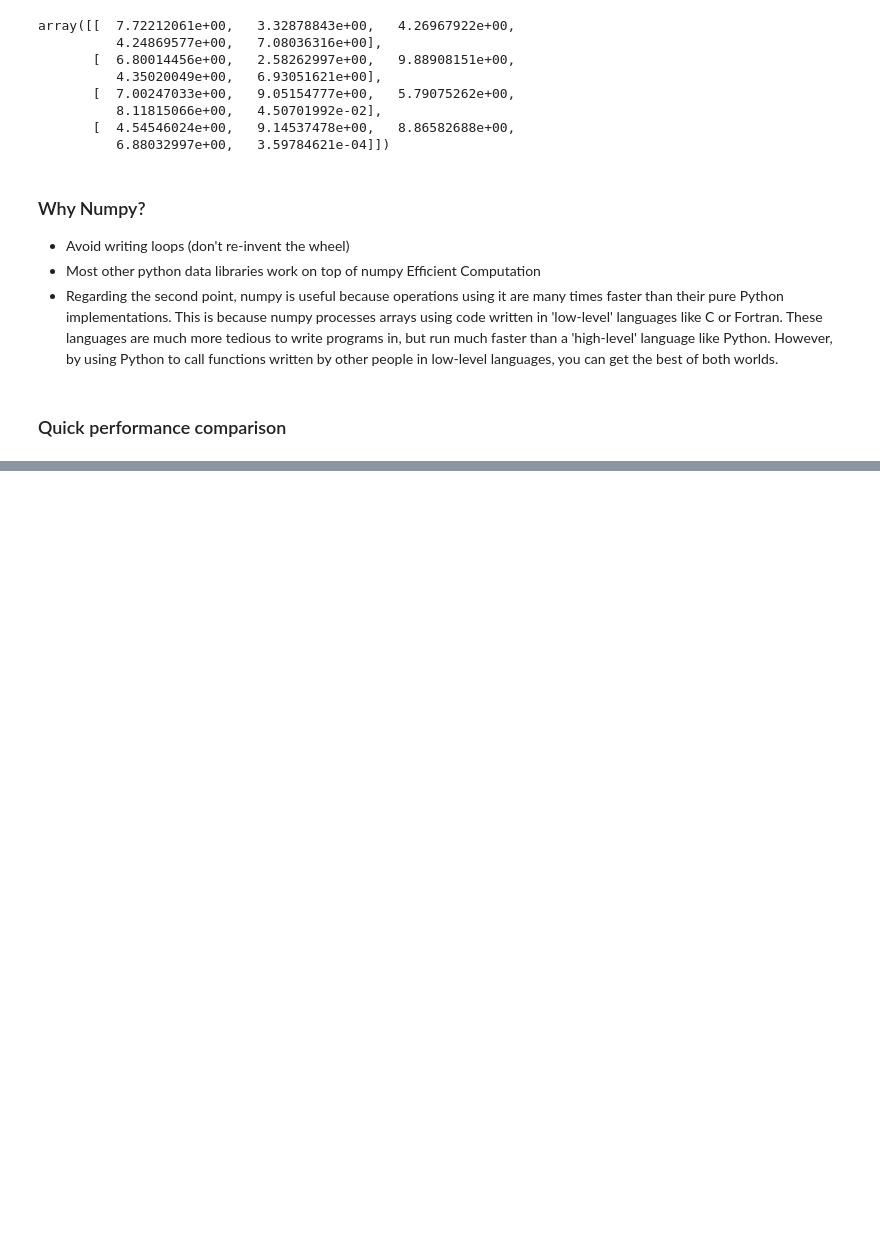
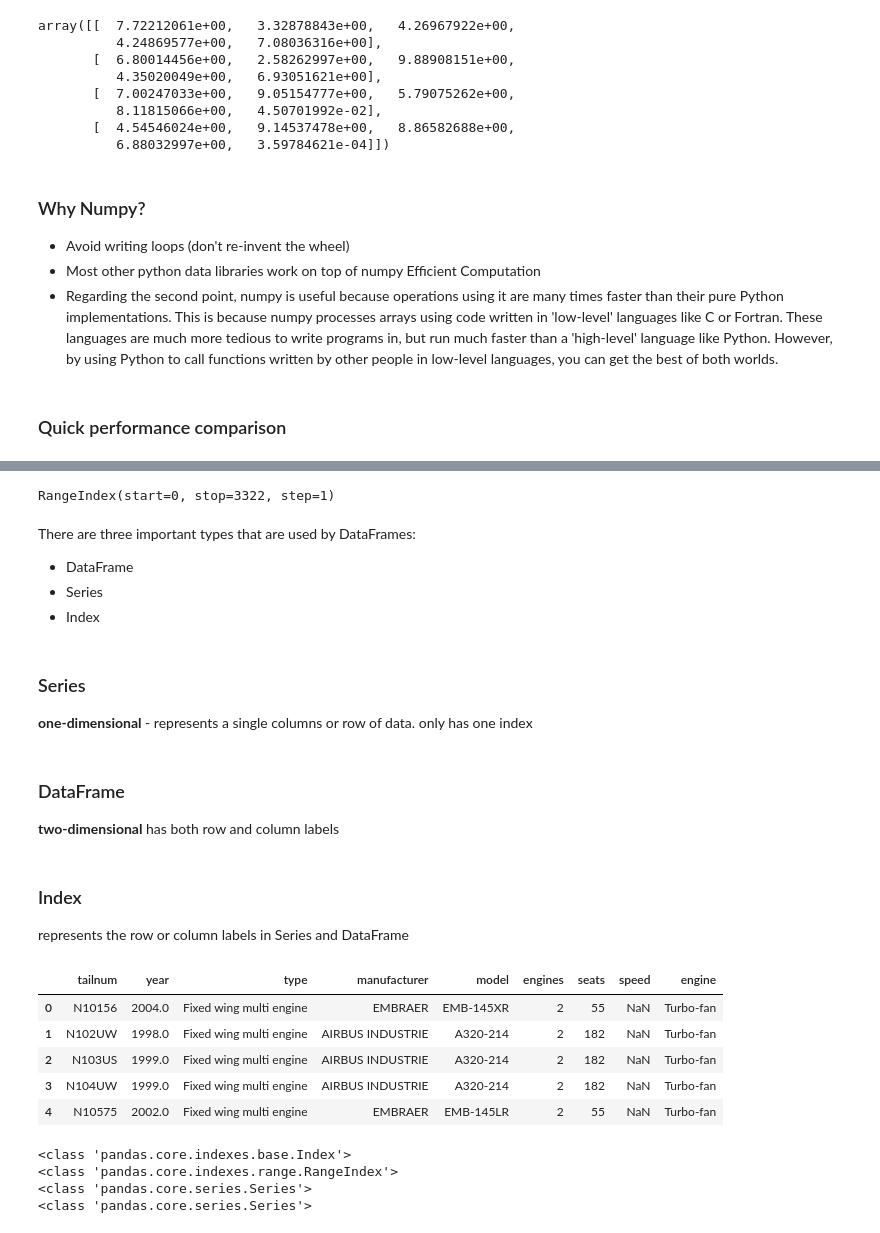
Before and after one commit to yueying-teng/RF, a Jupyter notebook: Data slicing .ipynb, the cells around one changed output, grey strips where cells are left out. Drawn from its saved outputs; the diff is of its cells as text; code cells hidden in the pictures; blank space fills up the shorter version.

Commit message:
pandas

```diff
--- a/Data slicing .ipynb
+++ b/Data slicing .ipynb
@@ -578,0 +603,3 @@ TypeError: 'int' object is not iterable
+# %%
+# Read in data from a tab-delimited text-file
+planes = pd.read_table("nycflights13/planes.txt")
@@ -578,0 +613,40 @@ TypeError: 'int' object is not iterable
+# %%
+# row index
+print (planes.index)
+# %% [output]
+RangeIndex(start=0, stop=3322, step=1)
+# %% [markdown]
+There are three important types that are used by DataFrames:
+- DataFrame
+- Series
+- Index
+# %% [markdown]
+### Series
+**one-dimensional** - represents a single columns or row of data. only has one index
+# %% [markdown]
+### DataFrame
+**two-dimensional** has both row and column labels
+# %% [markdown]
+### Index
+represents the row or column labels in Series and DataFrame
+# %%
+planes.head()
+# %% [output]
+|  | tailnum | year | type | manufacturer | model | engines | seats | speed | engine |
+| 0 | N10156 | 2004.0 | Fixed wing multi engine | EMBRAER | EMB-145XR | 2 | 55 | NaN | Turbo-fan |
+| 1 | N102UW | 1998.0 | Fixed wing multi engine | AIRBUS INDUSTRIE | A320-214 | 2 | 182 | NaN | Turbo-fan |
+| 2 | N103US | 1999.0 | Fixed wing multi engine | AIRBUS INDUSTRIE | A320-214 | 2 | 182 | NaN | Turbo-fan |
+| 3 | N104UW | 1999.0 | Fixed wing multi engine | AIRBUS INDUSTRIE | A320-214 | 2 | 182 | NaN | Turbo-fan |
+| 4 | N10575 | 2002.0 | Fixed wing multi engine | EMBRAER | EMB-145LR | 2 | 55 | NaN | Turbo-fan |
+# %%
+print (type(planes.columns))
+print (type(planes.index))
+
+# one single row or column is a series
+print (type (planes.iloc[0]))  # row
+print (type(planes['year']))   # column
+# %% [output]
+<class 'pandas.core.indexes.base.Index'>
+<class 'pandas.core.indexes.range.RangeIndex'>
+<class 'pandas.core.series.Series'>
+<class 'pandas.core.series.Series'>
```
Also changed, not shown: parts of 23 cells of this notebook.
